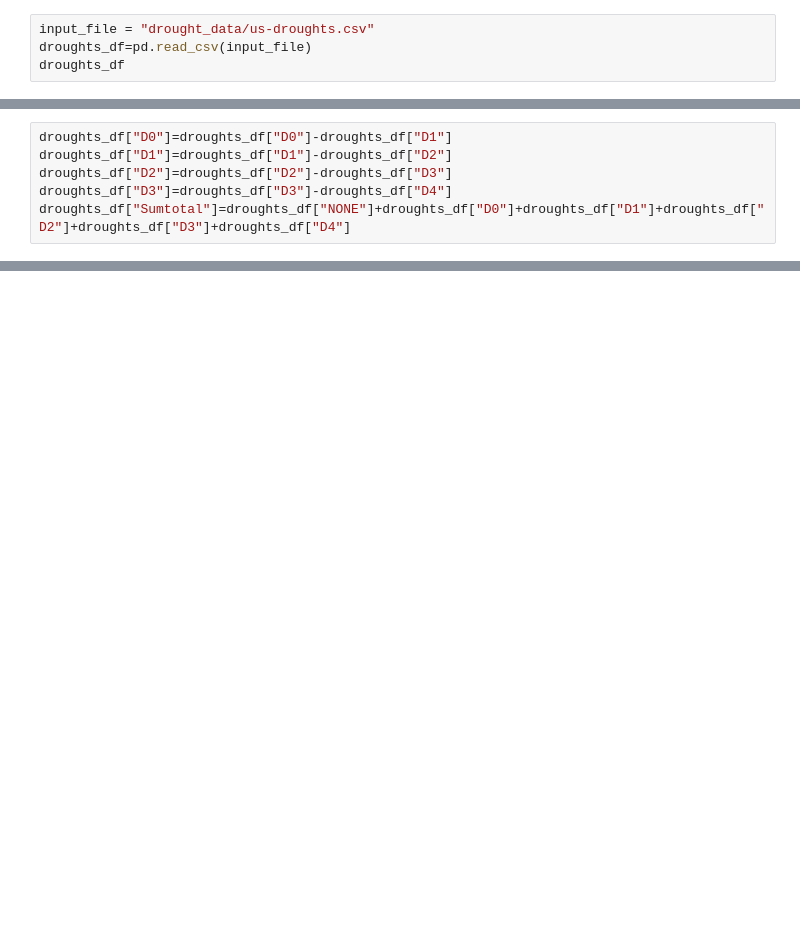
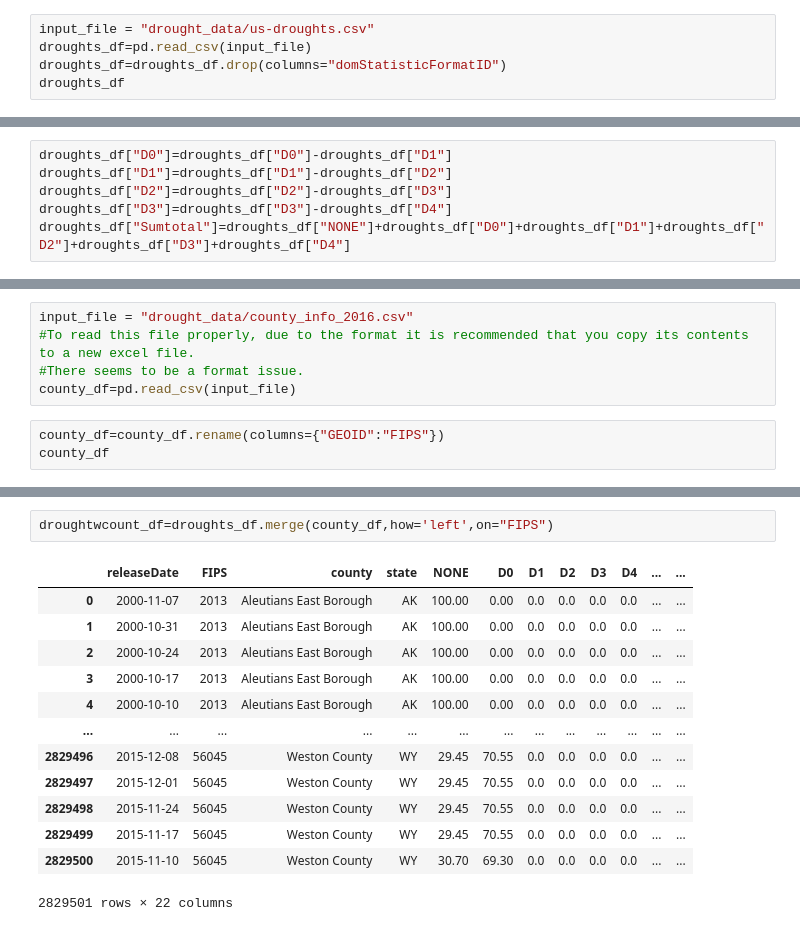
Before and after one commit to veraroberto/Project1_Droughts_USA, a Jupyter notebook: data_extraction.ipynb, the cells around one changed output, grey strips where cells are left out. Saved outputs shown, nothing was run; the diff lists cells and outputs as text; blank space fills up the shorter version.

Commit message:
Merged drought and county dataframes.

```diff
--- a/data_extraction.ipynb
+++ b/data_extraction.ipynb
@@ -15,6 +8,7 @@ import numpy as np
 # %%
 input_file = "drought_data/us-droughts.csv"
 droughts_df=pd.read_csv(input_file)
+droughts_df=droughts_df.drop(columns="domStatisticFormatID")
 droughts_df
 # %% [output]
 |  | releaseDate | FIPS | county | state | NONE | D0 | D1 | D2 | D3 | D4 | ... |
@@ -62,0 +41,8 @@ Name: 2829224, dtype: object
+# %%
+input_file = "drought_data/county_info_2016.csv"
+#To read this file properly, due to the format it is recommended that you copy its contents to a new excel file.
+#There seems to be a format issue.
+county_df=pd.read_csv(input_file)
+# %%
+county_df=county_df.rename(columns={"GEOID":"FIPS"})
+county_df
@@ -62,0 +63,16 @@ Name: 2829224, dtype: object
+# %%
+droughtwcount_df=droughts_df.merge(county_df,how='left',on="FIPS")
+# %% [output]
+|  | releaseDate | FIPS | county | state | NONE | D0 | D1 | D2 | D3 | D4 | ... | ... |
+| 0 | 2000-11-07 | 2013 | Aleutians East Borough | AK | 100.00 | 0.00 | 0.0 | 0.0 | 0.0 | 0.0 | ... | ... |
+| 1 | 2000-10-31 | 2013 | Aleutians East Borough | AK | 100.00 | 0.00 | 0.0 | 0.0 | 0.0 | 0.0 | ... | ... |
+| 2 | 2000-10-24 | 2013 | Aleutians East Borough | AK | 100.00 | 0.00 | 0.0 | 0.0 | 0.0 | 0.0 | ... | ... |
+| 3 | 2000-10-17 | 2013 | Aleutians East Borough | AK | 100.00 | 0.00 | 0.0 | 0.0 | 0.0 | 0.0 | ... | ... |
+| 4 | 2000-10-10 | 2013 | Aleutians East Borough | AK | 100.00 | 0.00 | 0.0 | 0.0 | 0.0 | 0.0 | ... | ... |
+| ... | ... | ... | ... | ... | ... | ... | ... | ... | ... | ... | ... | ... |
+| 2829496 | 2015-12-08 | 56045 | Weston County | WY | 29.45 | 70.55 | 0.0 | 0.0 | 0.0 | 0.0 | ... | ... |
+| 2829497 | 2015-12-01 | 56045 | Weston County | WY | 29.45 | 70.55 | 0.0 | 0.0 | 0.0 | 0.0 | ... | ... |
+| 2829498 | 2015-11-24 | 56045 | Weston County | WY | 29.45 | 70.55 | 0.0 | 0.0 | 0.0 | 0.0 | ... | ... |
+| 2829499 | 2015-11-17 | 56045 | Weston County | WY | 29.45 | 70.55 | 0.0 | 0.0 | 0.0 | 0.0 | ... | ... |
+| 2829500 | 2015-11-10 | 56045 | Weston County | WY | 30.70 | 69.30 | 0.0 | 0.0 | 0.0 | 0.0 | ... | ... |
+2829501 rows × 22 columns
```
Also changed, not shown: parts of 6 cells of this notebook, 1 other file.
